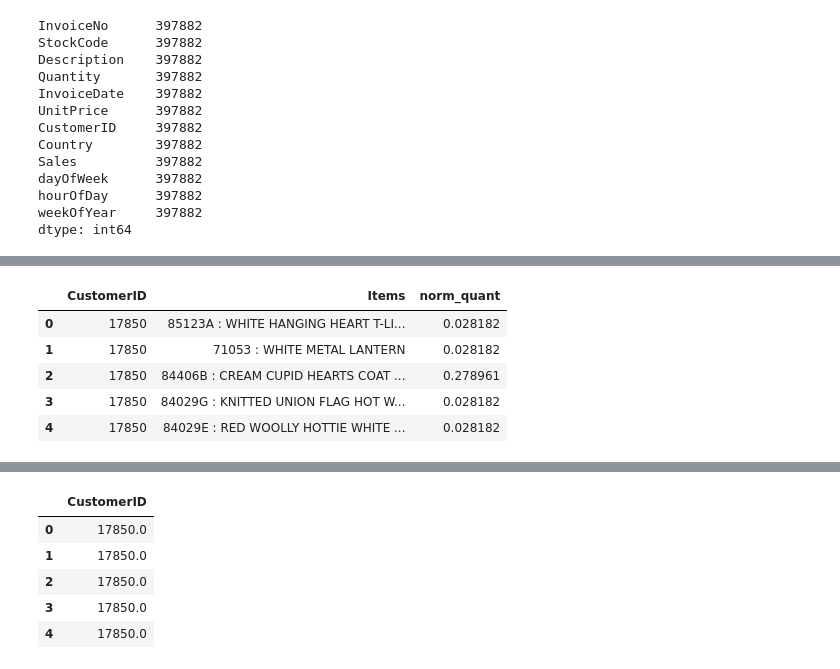
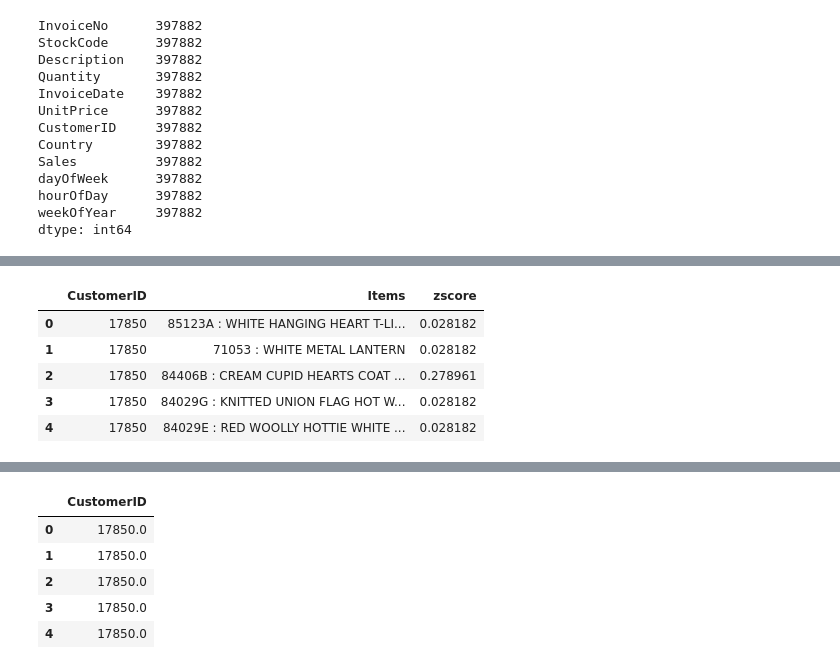
Before and after one commit to TimusLetap/Online-Retail, a Jupyter notebook: Recommendation+for+Wholesale+Reailers.ipynb, the cells around one changed output, grey strips where cells are left out. Drawn from its saved outputs; the diff is of its cells as text; code cells hidden in the pictures.

```diff
--- a/Recommendation+for+Wholesale+Reailers.ipynb
+++ b/Recommendation+for+Wholesale+Reailers.ipynb
@@ -471,0 +447,3 @@ df.head()
+# %%
+df=df[['InvoiceNo', 'StockCode', 'Description', 'Quantity', 'CustomerID', 'InvoiceDate']]
+df.head()
@@ -530,4 +510,3 @@ df
 # %%
-df['mean_q']=df['logquant'].mean()
-df['mean_q']
+df['zscore']=(df['logquant']-df['logquant'].mean())/df['logquant'].std()
 # %% [output]
@@ -551,3 +517,0 @@ Name: mean_q, Length: 397882, dtype: float64
-# %%
-df['std_q']=df['logquant'].std()
-df['std_q']
@@ -572,7 +518 @@ Name: std_q, Length: 397882, dtype: float64
-# %%
-def apply_zscore(x):
-    x['norm_quant']=(x['logquant']-x['mean_q'])/x['std_q']
-    return x
-
-df = df.groupby(['CustomerID','StockCode']).apply(lambda x: apply_zscore(x))
 # %%
@@ -606,10 +691,10 @@ df.head()
 # %%
-df = df[['CustomerID','Items','norm_quant']]
+df = df[['CustomerID','Items','zscore']]
 # Get rid of unnecessary info
 
 df.head(5)
 # %% [output]
-|  | CustomerID | Items | norm_quant |
+|  | CustomerID | Items | zscore |
 | 0 | 17850 | 85123A : WHITE HANGING HEART T-LI... | 0.028182 |
 | 1 | 17850 | 71053 : WHITE METAL LANTERN | 0.028182 |
 | 2 | 17850 | 84406B : CREAM CUPID HEARTS COAT ... | 0.278961 |
```
Also changed, not shown: parts of 98 cells of this notebook.
